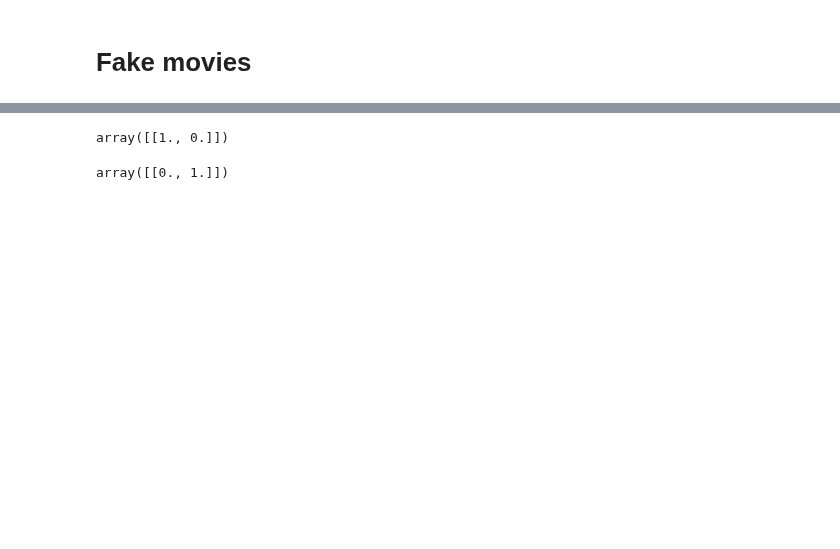
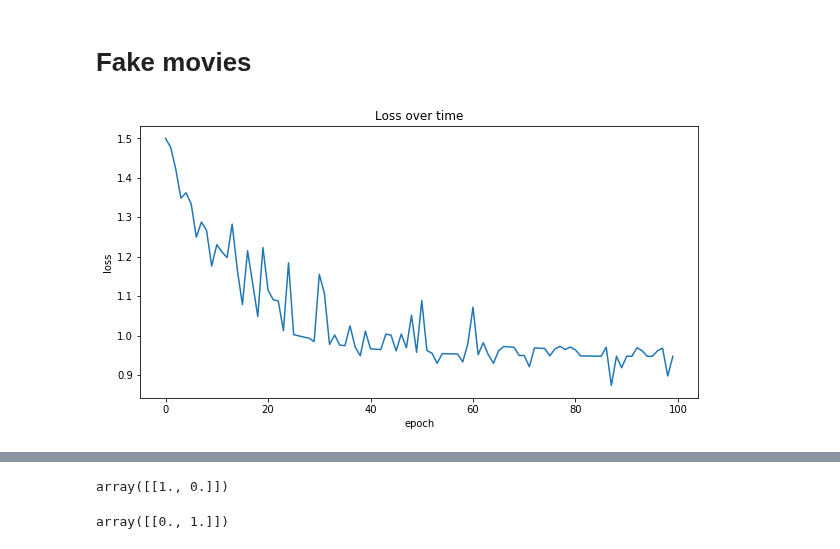
Before and after one commit to vangj/ds, a Jupyter notebook: rbm.ipynb, the cells around one changed output, grey strips where cells are left out. Cells and saved outputs as stored; diff of their text form; code cells hidden in the pictures; blank space fills up the shorter version.

Commit message:
add batch, stochastic, and mini-batch learning

```diff
--- a/rbm.ipynb
+++ b/rbm.ipynb
@@ -144,20 +188,9 @@ X = get_data_matrix(np.array([
 n_visible = 6
 n_hidden = 2
 W = get_weight_matrix(n_visible, n_hidden)
-# %%
-from tqdm import tqdm
-import pandas as pd
-
-def train(X, W, max_iters=5000):
-    loss_trace = []
-    for epoch in tqdm(range(max_iters)):
-        ph_states, p_associations = positive_contrastive_divergence(X, W)
-        nv_probs, n_associations = negative_contrastive_divergence(ph_states, W)
-        W = update_weights(X.shape[0], p_associations, n_associations, W)
-
-        error = np.sum((X - nv_probs) ** 2)
-        t = (epoch, error)
-        loss_trace.append(t)
-    loss_df = pd.DataFrame(data=loss_trace, columns=['epoch', 'loss'])
-    return W, loss_df
+# %%
+W, loss = train(X, W, batch_size=X.shape[0], shuffle=False)
+plot_loss(loss)
+# %% [output]
+[figure, added]
 # %%
```
Also changed, not shown: parts of 27 cells of this notebook.
